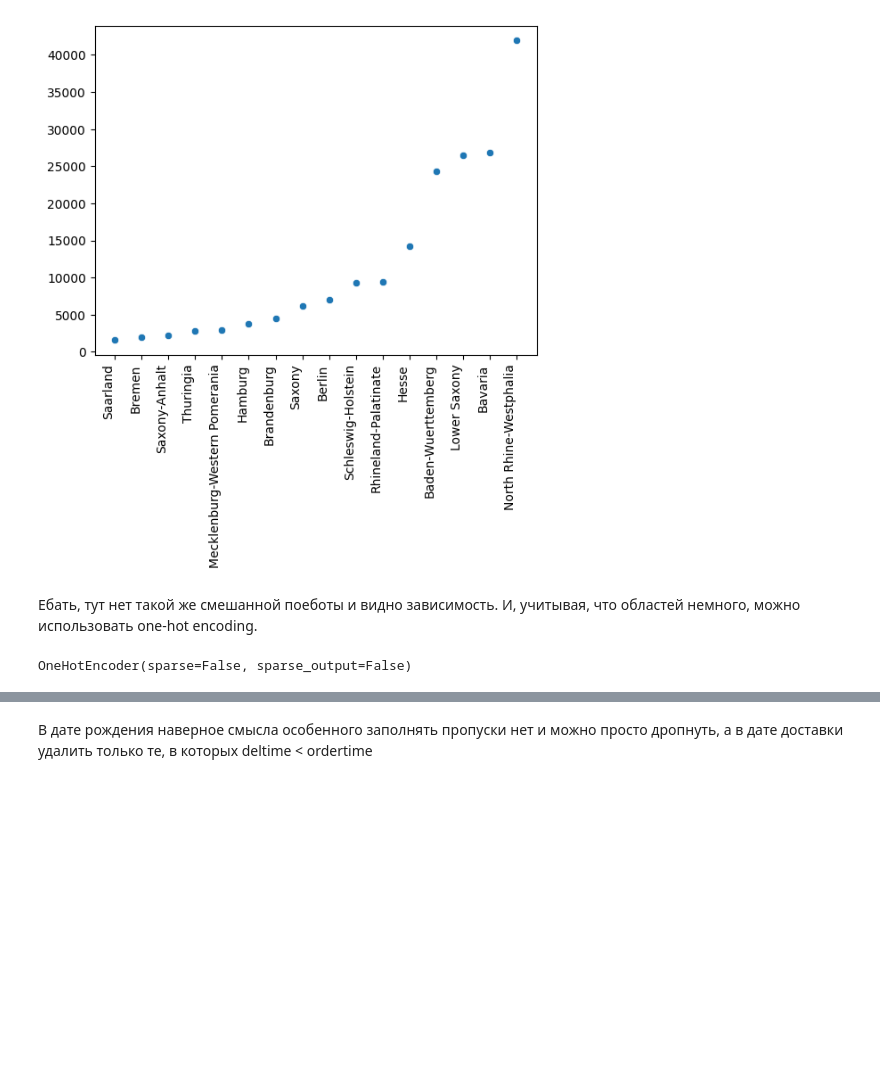
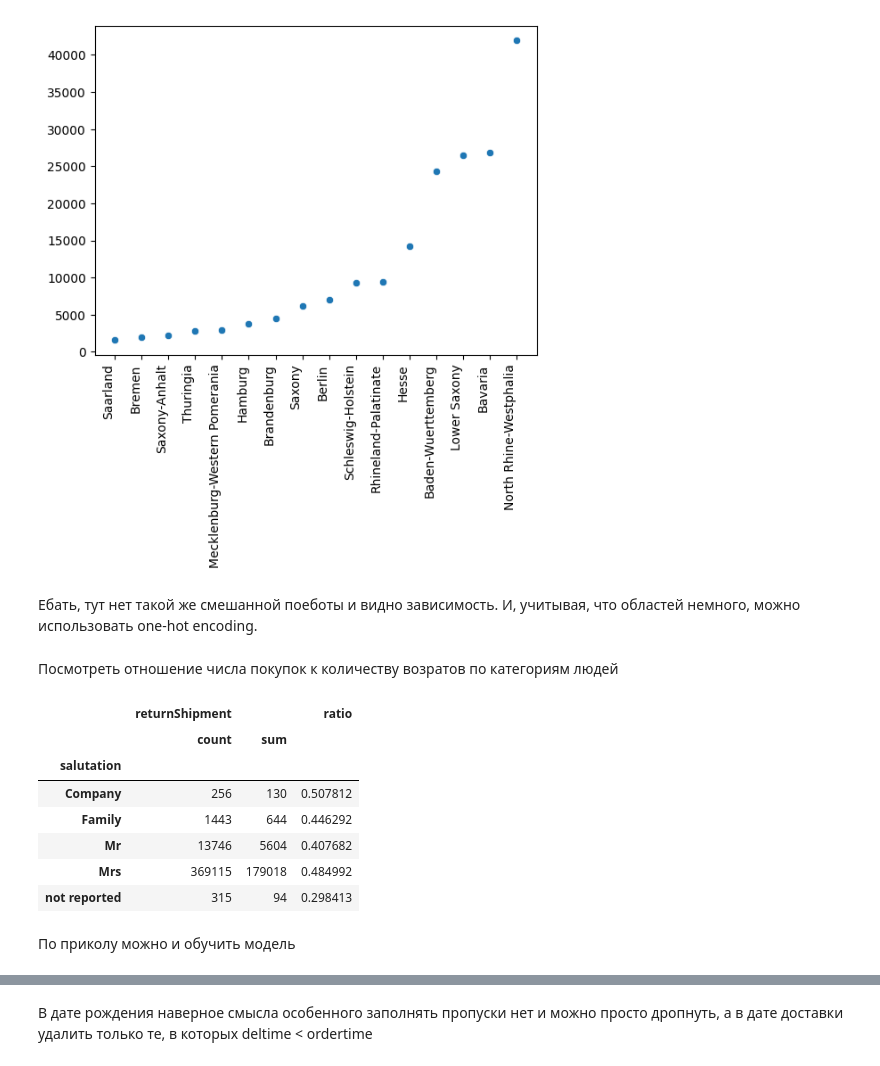
Before and after one commit to EfimowEgor/MMAD_DMC2014, a Jupyter notebook: EDA_v2.ipynb, the cells around one changed output, grey strips where cells are left out. Cells and saved outputs as stored; diff of their text form; code cells hidden in the pictures; blank space fills up the shorter version.

```diff
--- a/EDA_v2.ipynb
+++ b/EDA_v2.ipynb
@@ -143,16 +143,26 @@ scatters_rotated_labels(df, 'state', 'returnShipment')
 [figure]
 # %% [markdown]
 Ебать, тут нет такой же смешанной поеботы и видно зависимость. И, учитывая, что областей немного, можно использовать one-hot encoding.
-# %%
-encoder = OneHotEncoder(sparse=False)
-encoder.fit(df[['state']])
-# %% [output]
-OneHotEncoder(sparse=False, sparse_output=False)
 # %%
-def get_encoded(df):
-    tmp = pd.DataFrame(data=encoder.transform(df[['state']]), columns=encoder.get_feature_names_out())
-    df.drop(columns=['state'], axis=1, inplace=True)
+def get_encoded(df, col_name):
+    encoder = OneHotEncoder(sparse=False)
+    encoder.fit(df[[col_name]])
+    tmp = pd.DataFrame(data=encoder.transform(df[[col_name]]), columns=encoder.get_feature_names_out())
+    df.drop(columns=[col_name], axis=1, inplace=True)
     df = pd.concat([df.reset_index(drop=True), tmp], axis=1)
-    del tmp
+    del tmp, encoder
     return df
-df = get_encoded(df)
+df = get_encoded(df, 'state')
+# %% [markdown]
+Посмотреть отношение числа покупок к количеству возратов по категориям людей
+# %%
+df.groupby('salutation').agg({'returnShipment': ['count', 'sum']}).assign(ratio=lambda x: x[('returnShipment', 'sum')] / x[('returnShipment', 'count')])
+# %% [output]
+|  | returnShipment |  | ratio |
+|  | count | sum |  |
+| salutation |  |  |  |
+| Company | 256 | 130 | 0.507812 |
+| Family | 1443 | 644 | 0.446292 |
+| Mr | 13746 | 5604 | 0.407682 |
+| Mrs | 369115 | 179018 | 0.484992 |
+| not reported | 315 | 94 | 0.298413 |
@@ -158,0 +171,2 @@ df = get_encoded(df)
+# %% [markdown]
+По приколу можно и обучить модель
```
Also changed, not shown: parts of 6 cells of this notebook.
